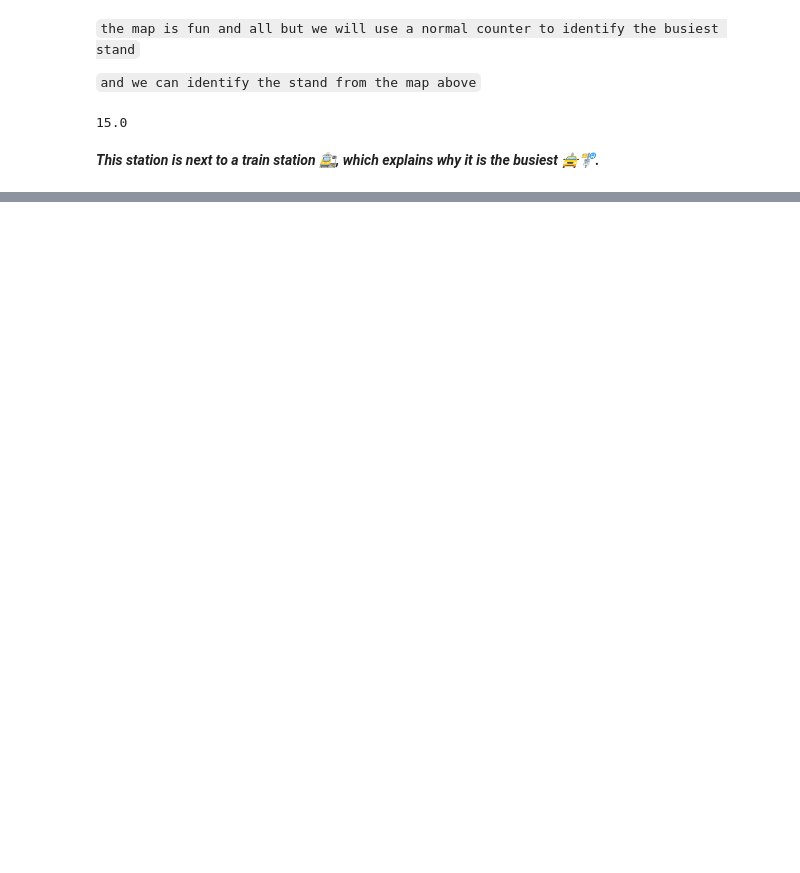
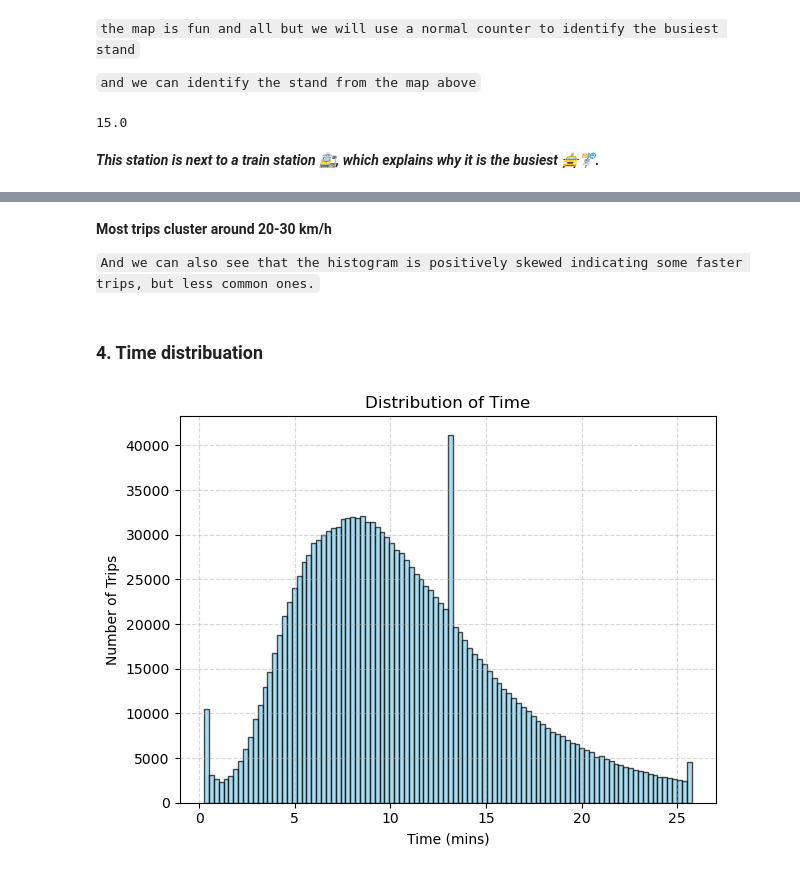
Before and after one commit to mahmoudnaif/Data-Sceince-Project, a Jupyter notebook: Testing.ipynb, the cells around one changed output, grey strips where cells are left out. Saved outputs shown, nothing was run; the diff lists cells and outputs as text; code cells hidden in the pictures; blank space fills up the shorter version.

```diff
--- a/Testing.ipynb
+++ b/Testing.ipynb
@@ -857,0 +880,10 @@ counter.idxmax()
+# %% [markdown]
+**Most trips cluster around 20-30 km/h**
+
+`And we can also see that the histogram is positively skewed indicating some faster trips, but less common ones.`
+# %% [markdown]
+### 4. Time distribuation
+# %%
+histogram(df['Trip_duration_mins'],'Time','Time (mins)','Number of Trips')
+# %% [output]
+[figure, added]
```
Also changed, not shown: parts of 15 cells of this notebook, 1 other file.
